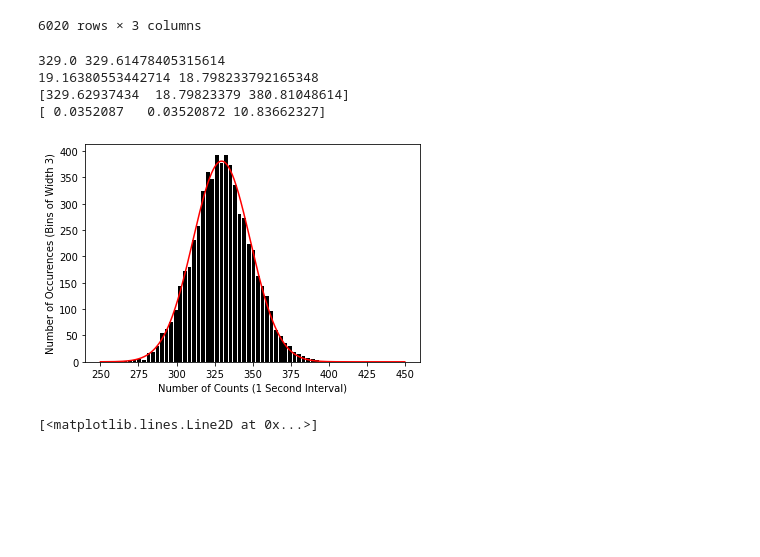
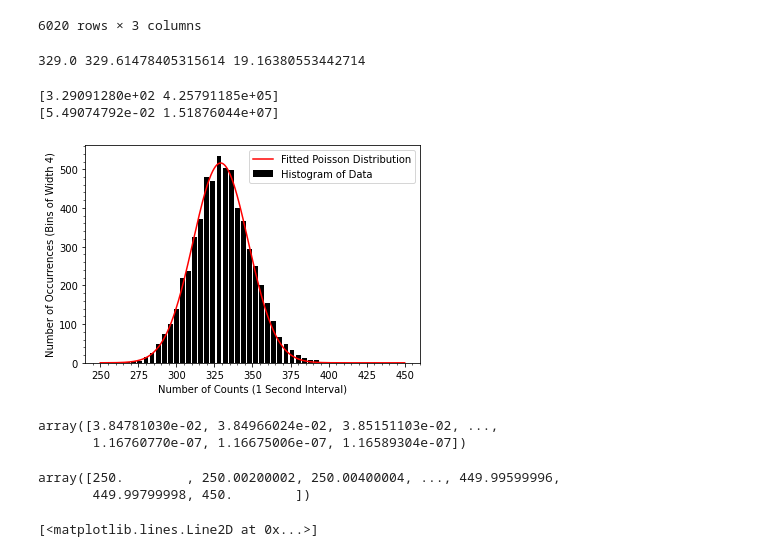
Before and after one commit to cwru-robin/Phys301, a Jupyter notebook: Photon Counting/Anylisis.ipynb, the cells around one changed output. Saved outputs shown, nothing was run; the diff lists cells and outputs as text; code cells hidden in the pictures; blank space fills up the shorter version.

```diff
--- a/Photon Counting/Anylisis.ipynb
+++ b/Photon Counting/Anylisis.ipynb
@@ -43,32 +43,42 @@ dataframe4
 # %%
 counts = dataframe4['count']
 # %%
-def gaussian(x, mean, std, A):
-    return A * np.exp(-(x-mean)**2/(2*std**2)) #equation of a Gaussian function to be used for fitting
+def gaussian(k, mean,A):
+    return A/(np.sqrt(2*np.pi)*mean) * np.exp(-(k-mean)**2/(2*mean)) #equation of a Gaussian function to be used for fitting
 # %%
-bin5 = np.arange(250, 450, 3)
+bin5 = np.arange(250, 450, 4)
 #print(np.min(counts), np.max(counts), bin5)
-print(np.median(counts), np.mean(counts))
-y = plt.hist(counts, bins=bin5, rwidth=0.8, color='k')[0]
-x = bin5[0:-1] + 1.5 #center of each bin
+print(np.median(counts), np.mean(counts),np.std(counts))
+y = plt.hist(counts, bins=bin5, rwidth=0.8, color='k',label="Histogram of Data")[0]
+x = np.float64(bin5[0:-1] + 1.5) #center of each bin
 mean = np.mean(counts)
 std = np.std(counts)
-p,c = opt.curve_fit(gaussian, x, y, p0=(mean, std, 1))
+p,c = opt.curve_fit(gaussian, x, y, p0=(mean,.1))
 X = np.linspace(250, 450, 100000)
-plt.plot(X, gaussian(X, *p), color='r')
-
+plt.plot(X, gaussian(X, *p), color='r',label="Fitted Poisson Distribution")
+plt.minorticks_on()
 plt.xlabel('Number of Counts (1 Second Interval)')
-plt.ylabel('Number of Occurences (Bins of Width 3)')
-print(std, p[1])
+plt.ylabel('Number of Occurrences (Bins of Width 4)')
+plt.legend()
+plt.savefig("counts",dpi=300)
 print(p)
 print(np.diag(c))
 #plt.savefig('Poisson Distribution', dpi=300)
 # %% [output]
-329.0 329.61478405315614
-19.16380553442714 18.798233792165348
-[329.62937434  18.79823379 380.81048614]
-[ 0.0352087   0.03520872 10.83662327]
+329.0 329.61478405315614 19.16380553442714
+[3.29091280e+02 4.25791185e+05]
+[5.49074792e-02 1.51876044e+07]
-[figure, old version]
+[figure, new version]
+# %%
+gaussian(X, *p)
+# %% [output]
+array([3.84781030e-02, 3.84966024e-02, 3.85151103e-02, ...,
+       1.16760770e-07, 1.16675006e-07, 1.16589304e-07])
+# %%
+X
+# %% [output]
+array([250.        , 250.00200002, 250.00400004, ..., 449.99599996,
+       449.99799998, 450.        ])
 # %%
 def double(x, A, a, lam, psi, psi2, b):
     alpha = np.pi * a/ lam * (x+psi)
```
Also changed, not shown: parts of 12 cells of this notebook.
